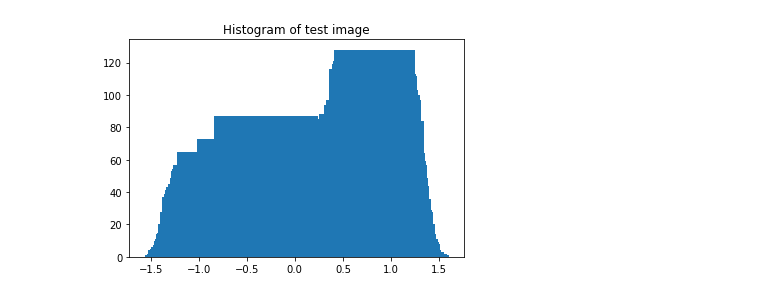
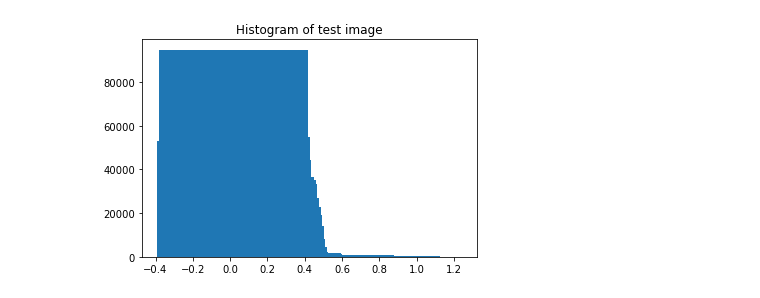
Before and after one commit to VirtualCollaborationResearch/LatentArchive, a Jupyter notebook: ImageProcessing.ipynb, the cells around one changed output. Drawn from its saved outputs; the diff is of its cells as text; code cells hidden in the pictures.

Commit message:
Added ToGrayScale class, reorganized transforms and tested

```diff
--- a/ImageProcessing.ipynb
+++ b/ImageProcessing.ipynb
@@ -12,6 +13,13 @@ class AddGaussianNoise:
 
     def __call__(self, tensor):
         return tensor + torch.randn(tensor.size()) * self.std + self.mean
+# %%
+class ToGreyScale:
+    """Convert a tensor to grayscale."""
+    def __init__(self) -> None:
+        pass
+    def __call__(self, tensor):
+        return transforms.Grayscale(num_output_channels=1)(tensor)
 # %%
 def plot_histogram(img,title, bins = 100):
     img,grid = torch.histogram(img,bins=bins)
@@ -34,0 +39,6 @@ torch.Size([1, 177, 285])
+# %%
+test_image = cv.imread('Sequence037.0422.exr', cv.IMREAD_REDUCED_COLOR_2 + cv.IMREAD_ANYDEPTH)
+test_image = np.transpose(test_image, (2, 0, 1))
+test_image = torch.from_numpy(test_image)
+test_image = ToGreyScale()(test_image)
+plt.imshow(np.transpose(test_image.numpy(), (1, 2, 0)), cmap='gray')
@@ -35,4 +49,4 @@ torch.Size([1, 177, 285])
 # %%
-plot_histogram(test_image, 'Histogram of test image', bins=1000)
+plot_histogram(test_image, 'Histogram of test image', bins=100)
 # %% [output]
-[figure, old version]
+[figure, new version]
```
Also changed, not shown: parts of 7 cells of this notebook.
